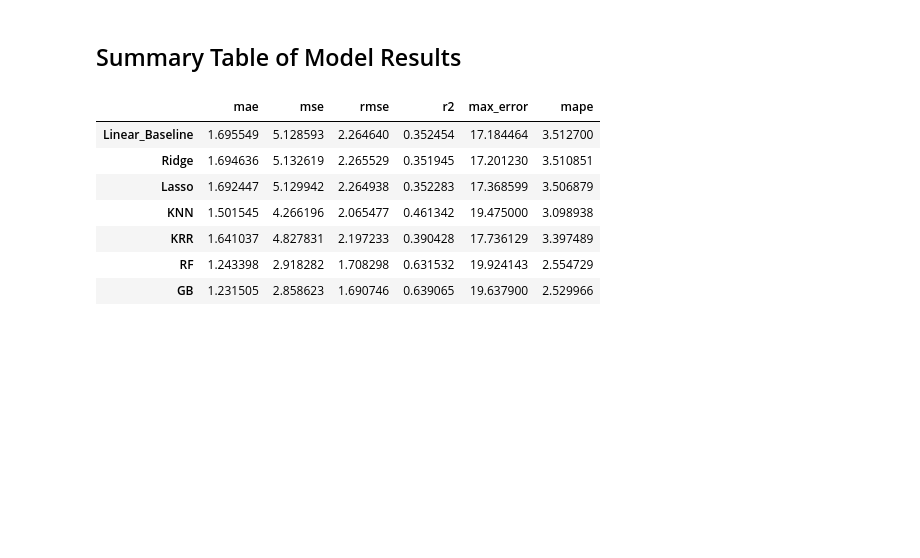
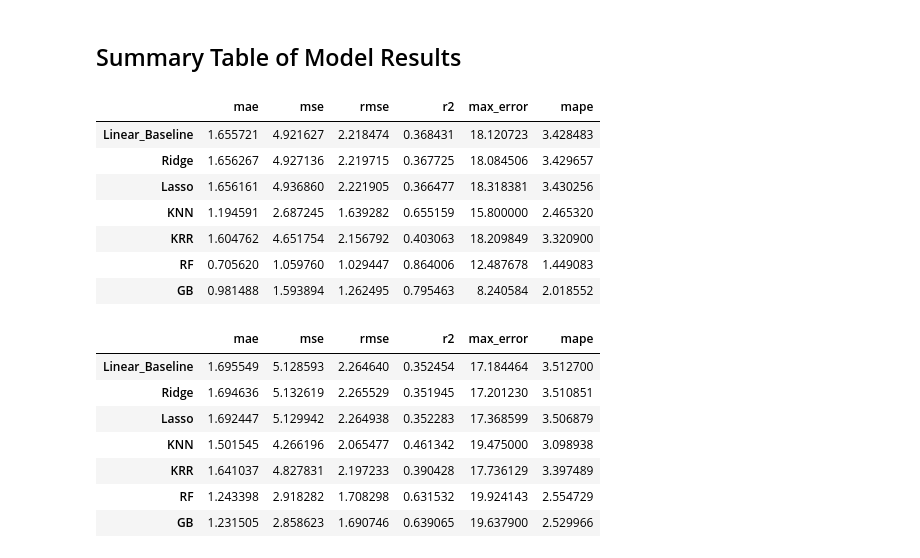
Before and after one commit to Jilai01/CHE1147-Team-8, a Jupyter notebook: EAF_supervised_learning.ipynb, the cells around one changed output. Saved outputs shown, nothing was run; the diff lists cells and outputs as text; code cells hidden in the pictures; blank space fills up the shorter version.

```diff
--- a/EAF_supervised_learning.ipynb
+++ b/EAF_supervised_learning.ipynb
@@ -749,3 +749,14 @@ df_results_train.loc['GB'] = metrics_train_gb
 df_results_test.loc['GB'] = metrics_test_gb
 # %% [markdown]
 ## Summary Table of Model Results
+# %%
+df_results_train
+# %% [output]
+|  | mae | mse | rmse | r2 | max_error | mape |
+| Linear_Baseline | 1.655721 | 4.921627 | 2.218474 | 0.368431 | 18.120723 | 3.428483 |
+| Ridge | 1.656267 | 4.927136 | 2.219715 | 0.367725 | 18.084506 | 3.429657 |
+| Lasso | 1.656161 | 4.936860 | 2.221905 | 0.366477 | 18.318381 | 3.430256 |
+| KNN | 1.194591 | 2.687245 | 1.639282 | 0.655159 | 15.800000 | 2.465320 |
+| KRR | 1.604762 | 4.651754 | 2.156792 | 0.403063 | 18.209849 | 3.320900 |
+| RF | 0.705620 | 1.059760 | 1.029447 | 0.864006 | 12.487678 | 1.449083 |
+| GB | 0.981488 | 1.593894 | 1.262495 | 0.795463 | 8.240584 | 2.018552 |
```
Also changed, not shown: parts of 4 cells of this notebook, 1 other file.
